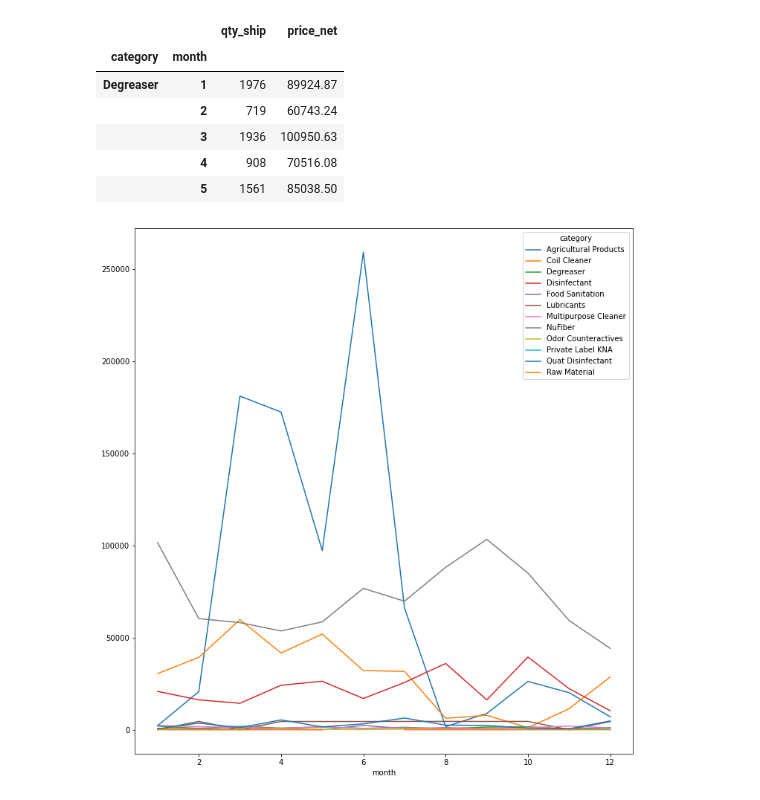
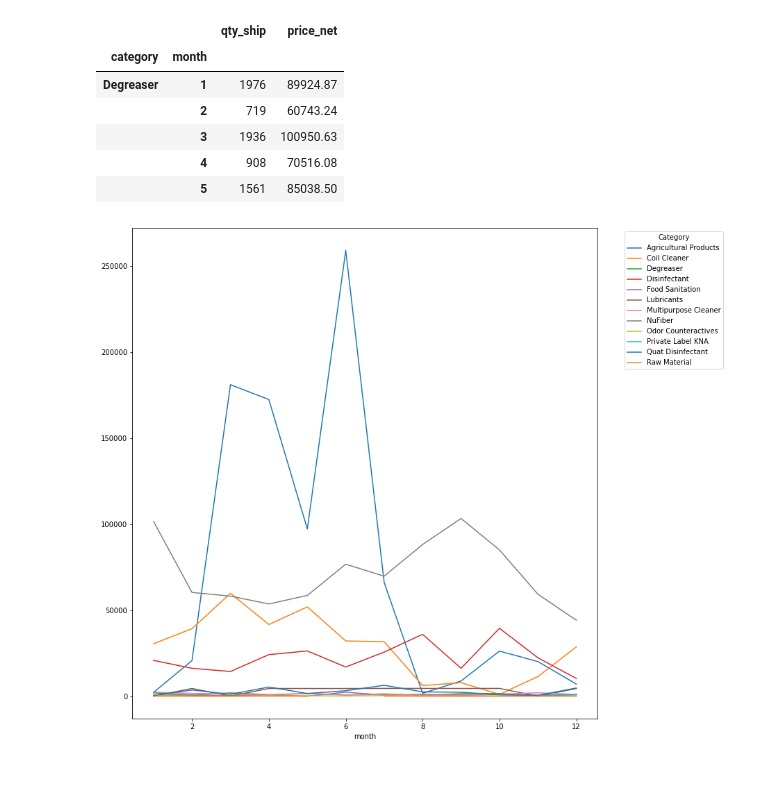
Before and after one commit to aadeba5/Project1, a Jupyter notebook: Nuance_Eric.ipynb, the cells around one changed output. Saved outputs shown, nothing was run; the diff lists cells and outputs as text; code cells hidden in the pictures; blank space fills up the shorter version.

Commit message:
Added line plot output

```diff
--- a/Nuance_Eric.ipynb
+++ b/Nuance_Eric.ipynb
@@ -289,7 +287,10 @@ twenty_19_monthly.head()
 |  | 3 | 1936 | 100950.63 |
 |  | 4 | 908 | 70516.08 |
 |  | 5 | 1561 | 85038.50 |
-# %%
-ax=twenty_19_monthly.unstack('category')['qty_ship'].plot(kind='line', figsize=(12,13))
-# %% [output]
-[figure, removed]
+# %%
+ax=twenty_19_monthly.unstack('category')['qty_ship'].plot(kind='line', figsize=(12,13))
+plt.legend(title='Category', bbox_to_anchor=(1.05, 1), loc='upper left')
+plt.savefig('output/2019 Top 10 Category Sales Quantity by month',facecolor='w', bbox_inches='tight')
+plt.show()
+# %% [output]
+[figure, added]
```
Also changed, not shown: parts of 4 cells of this notebook, 4 other files.
